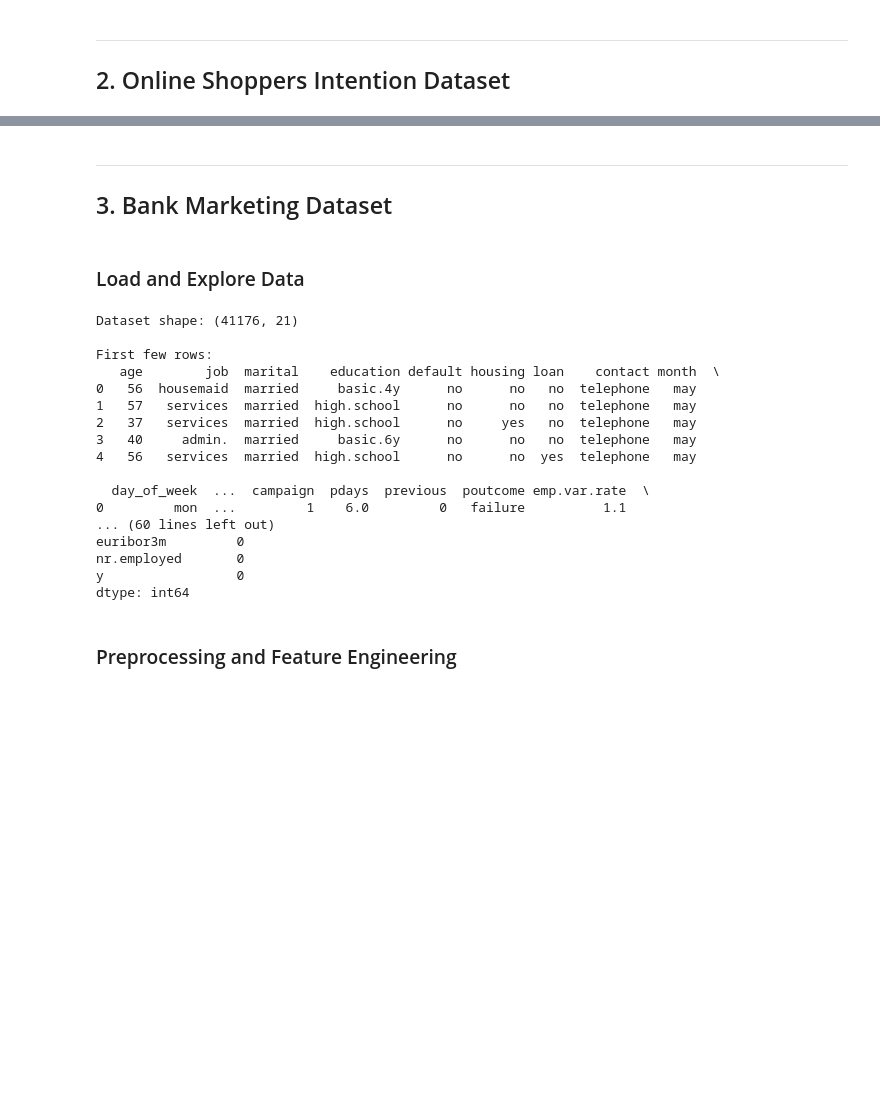
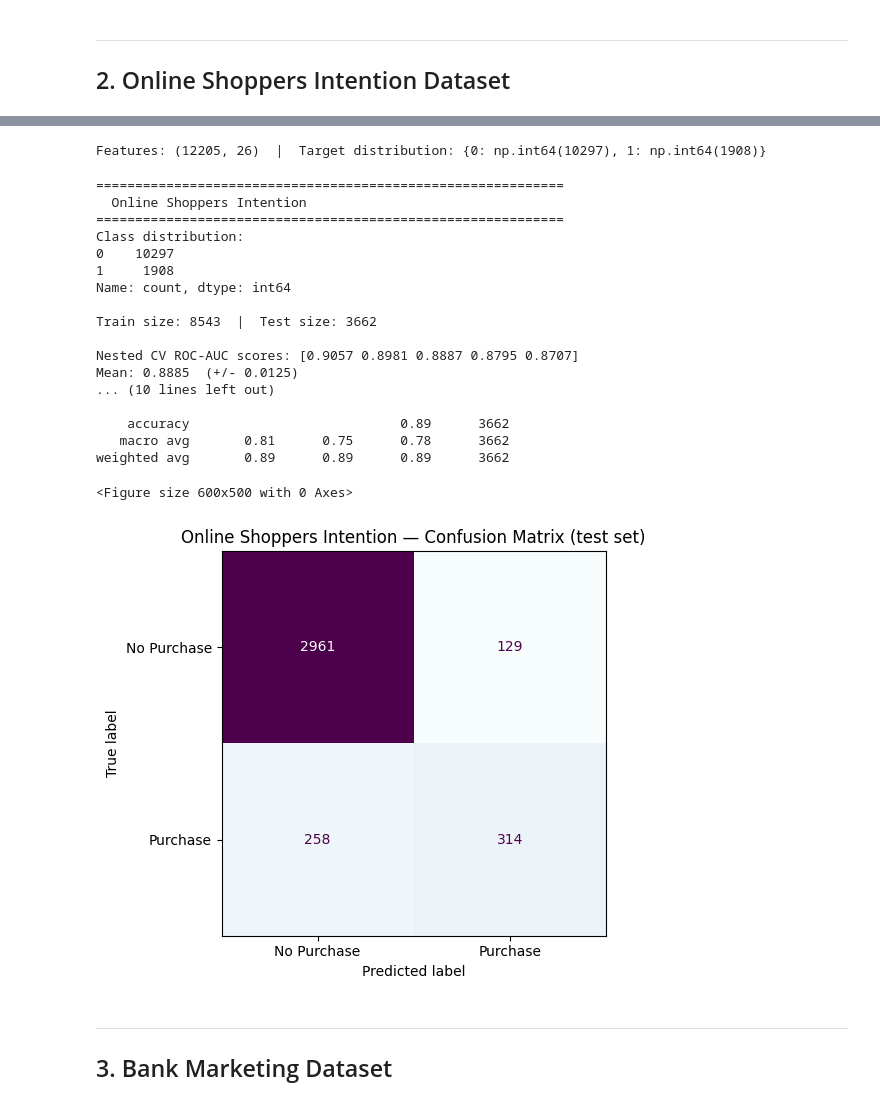
Before and after one commit to johannes3502/customer-decision-prediction, a Jupyter notebook: src/knn_analysis.ipynb, the cells around one changed output, grey strips where cells are left out. Saved outputs shown, nothing was run; the diff lists cells and outputs as text; code cells hidden in the pictures; blank space fills up the shorter version.

```diff
--- a/src/knn_analysis.ipynb
+++ b/src/knn_analysis.ipynb
@@ -348,0 +247,4 @@ Actual
+# %%
+df_ecom = pd.read_csv('ecom_clean.csv')
+print(f'Shape: {df_ecom.shape}')
+print(df_ecom.head())
@@ -349,38 +269,38 @@ Actual
+# %%
+X_ecom = df_ecom.drop(columns=['Revenue'])
+y_ecom = df_ecom['Revenue'].values
+
+X_ecom = encode_features(X_ecom)
+
+print(f'Features: {X_ecom.shape}  |  Target distribution: {dict(pd.Series(y_ecom).value_counts())}')
+# %% [output]
+Features: (12205, 26)  |  Target distribution: {0: np.int64(10297), 1: np.int64(1908)}
+# %%
+results_ecom = run_knn_pipeline(
+    X_ecom.values, y_ecom,
+    dataset_name='Online Shoppers Intention',
+    class_labels=['No Purchase', 'Purchase'],
+)
+# %% [output]
+============================================================
+  Online Shoppers Intention
+============================================================
+Class distribution:
+0    10297
+1     1908
+Name: count, dtype: int64
+
+Train size: 8543  |  Test size: 3662
+
+Nested CV ROC-AUC scores: [0.9057 0.8981 0.8887 0.8795 0.8707]
+Mean: 0.8885  (+/- 0.0125)
+... (10 lines left out)
+
+    accuracy                           0.89      3662
+   macro avg       0.81      0.75      0.78      3662
+weighted avg       0.89      0.89      0.89      3662
+<Figure size 600x500 with 0 Axes>
+[figure, added]
 # %% [markdown]
 ---
 ## 3. Bank Marketing Dataset
-# %% [markdown]
-### Load and Explore Data
-# %%
-bank_path = "bank-additional-full.csv"
-df_bank = pd.read_csv(BANK_PATH)
-
-print(f"Dataset shape: {df_bank.shape}")
-print(f"\nFirst few rows:")
-print(df_bank.head())
-print(f"\nColumn names:")
-print(df_bank.columns.tolist())
-print(f"\nData types:")
-print(df_bank.dtypes)
-print(f"\nMissing values:")
-print(df_bank.isnull().sum())
-# %% [output]
-Dataset shape: (41176, 21)
-
-First few rows:
-   age        job  marital    education default housing loan    contact month  \
-0   56  housemaid  married     basic.4y      no      no   no  telephone   may
-1   57   services  married  high.school      no      no   no  telephone   may
-2   37   services  married  high.school      no     yes   no  telephone   may
-3   40     admin.  married     basic.6y      no      no   no  telephone   may
-4   56   services  married  high.school      no      no  yes  telephone   may
-
-  day_of_week  ...  campaign  pdays  previous  poutcome emp.var.rate  \
-0         mon  ...         1    6.0         0   failure          1.1
-... (60 lines left out)
-euribor3m         0
-nr.employed       0
-y                 0
-dtype: int64
-# %% [markdown]
-### Preprocessing and Feature Engineering
```
Also changed, not shown: parts of 45 cells of this notebook.
